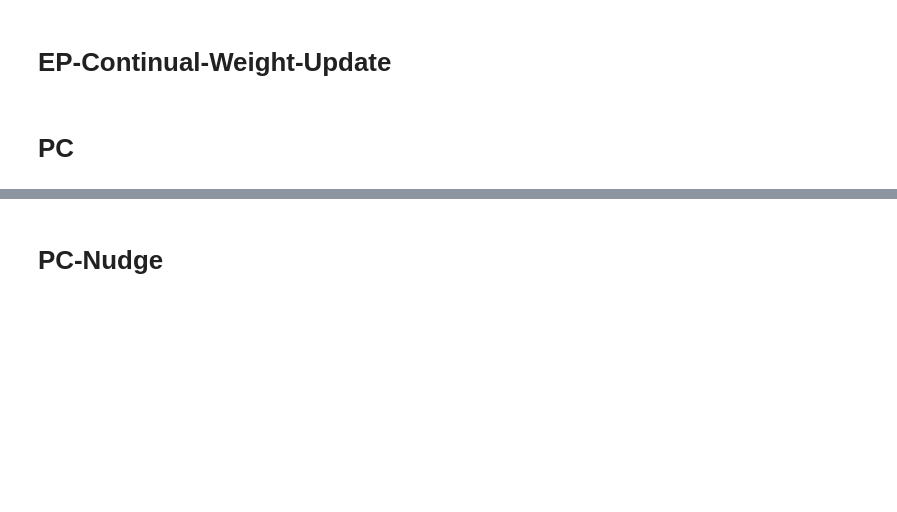
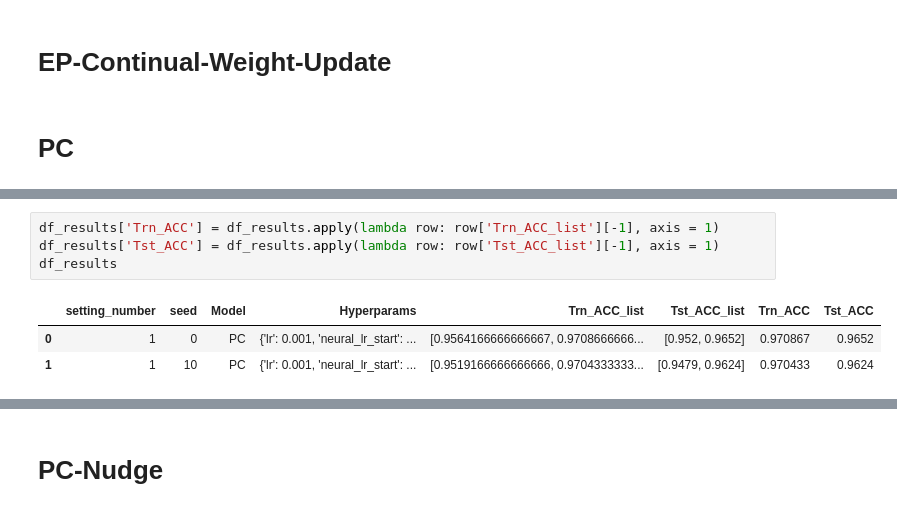
Before and after one commit to BariscanBozkurt/Supervised-CorInfoMax, a Jupyter notebook: Simulations/Classification/AnalyzeSimulations/Plot_MNIST_Results.ipynb, the cells around one changed output, grey strips where cells are left out. Drawn from its saved outputs; the diff is of its cells as text; blank space fills up the shorter version.

```diff
--- a/Simulations/Classification/AnalyzeSimulations/Plot_MNIST_Results.ipynb
+++ b/Simulations/Classification/AnalyzeSimulations/Plot_MNIST_Results.ipynb
@@ -115,0 +126,8 @@ ApplyFont(plt.gca())
+# %%
+df_results['Trn_ACC'] = df_results.apply(lambda row: row['Trn_ACC_list'][-1], axis = 1)
+df_results['Tst_ACC'] = df_results.apply(lambda row: row['Tst_ACC_list'][-1], axis = 1)
+df_results
+# %% [output]
+|  | setting_number | seed | Model | Hyperparams | Trn_ACC_list | Tst_ACC_list | Trn_ACC | Tst_ACC |
+| 0 | 1 | 0 | PC | {'lr': 0.001, 'neural_lr_start': ... | [0.9564166666666667, 0.9708666666... | [0.952, 0.9652] | 0.970867 | 0.9652 |
+| 1 | 1 | 10 | PC | {'lr': 0.001, 'neural_lr_start': ... | [0.9519166666666666, 0.9704333333... | [0.9479, 0.9624] | 0.970433 | 0.9624 |
```
Also changed, not shown: parts of 10 cells of this notebook, 3 other files.
